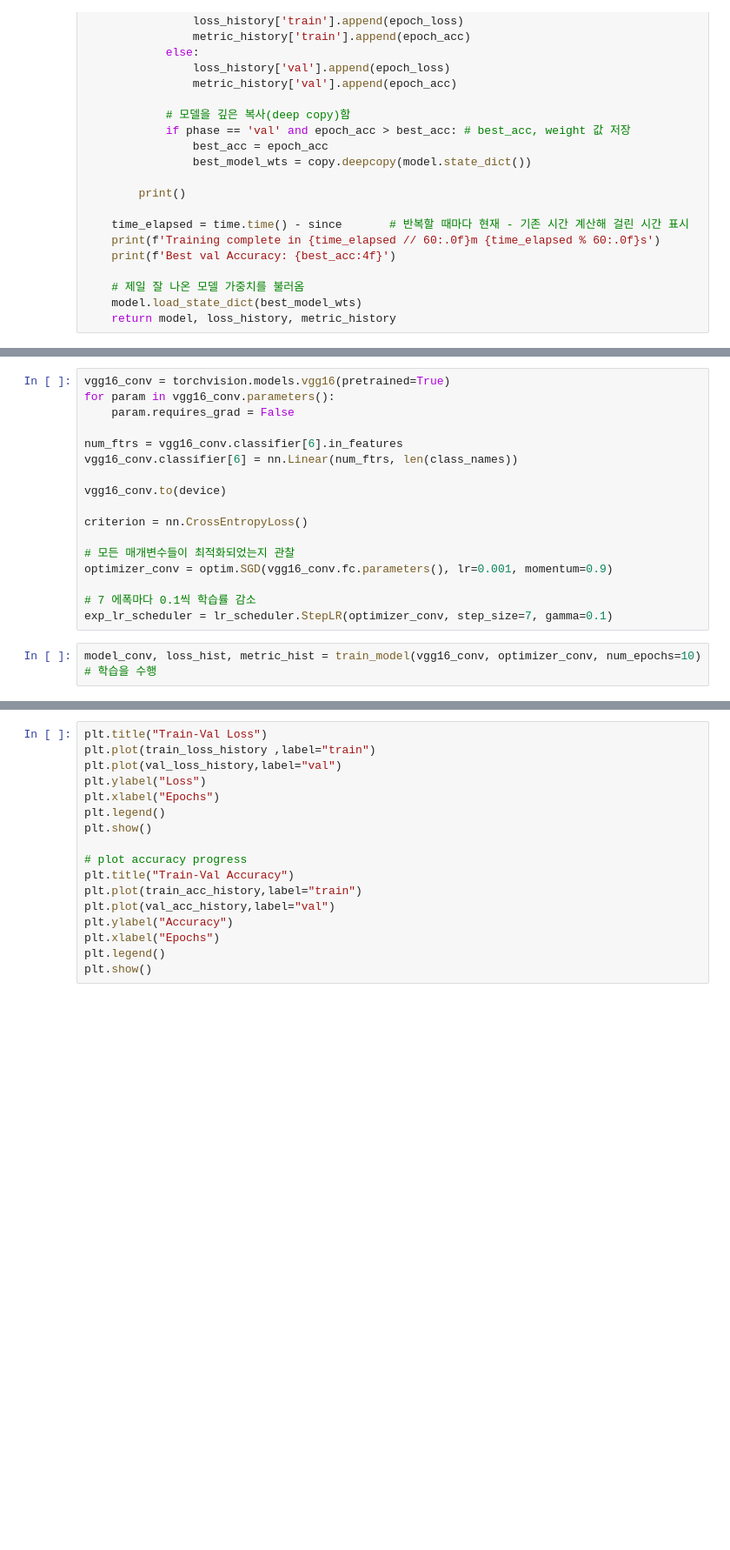
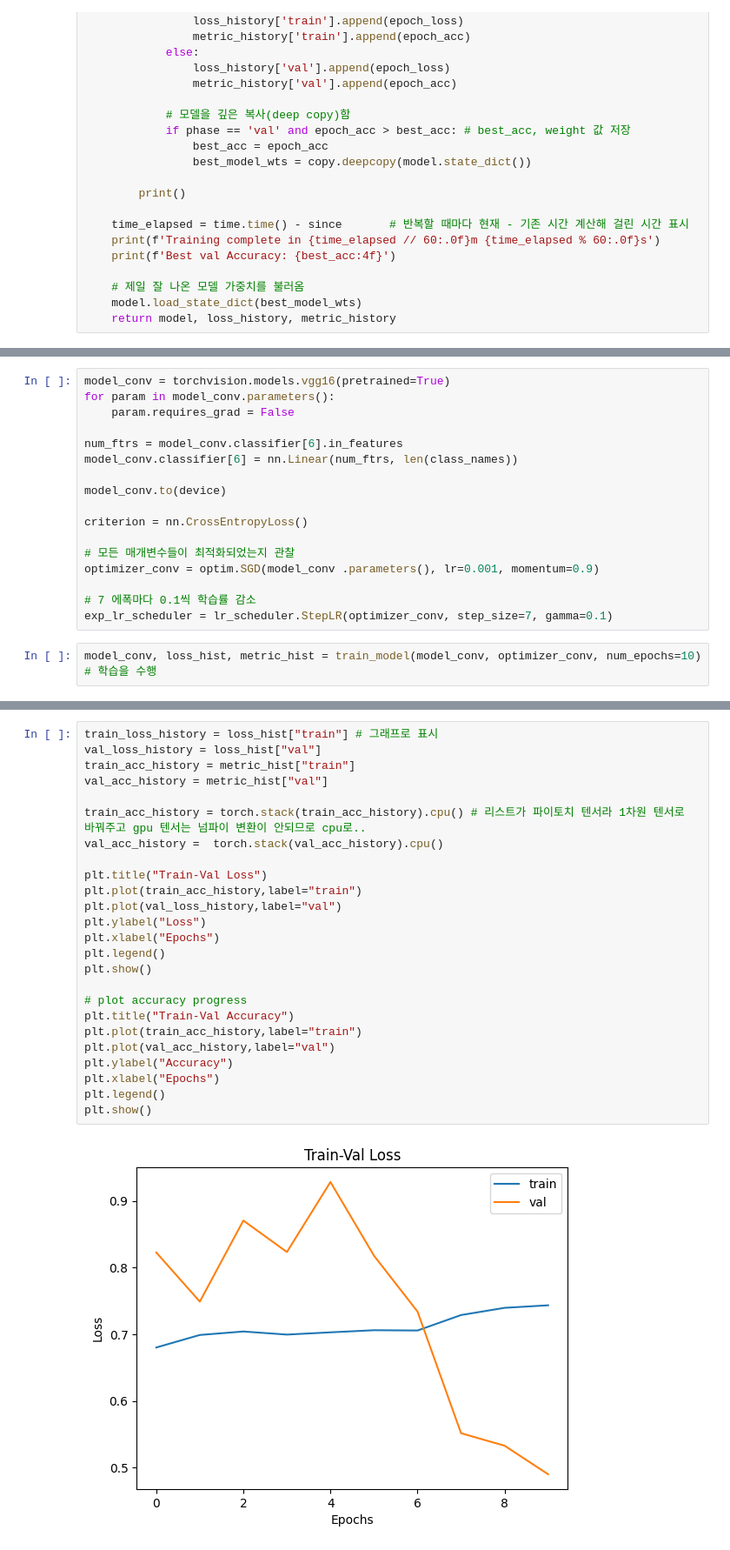
Before and after one commit to yu828282/multicampus, a Jupyter notebook: VGG16.ipynb, the cells around one changed output, grey strips where cells are left out. Shown: that part at 87% size. Saved outputs shown, nothing was run; the diff lists cells and outputs as text; blank space fills up the shorter version.

```diff
--- a/VGG16.ipynb
+++ b/VGG16.ipynb
@@ -303,19 +327,19 @@ plt.show()
 # %%
-vgg16_conv = torchvision.models.vgg16(pretrained=True)
-for param in vgg16_conv.parameters():
+model_conv = torchvision.models.vgg16(pretrained=True)
+for param in model_conv.parameters():
     param.requires_grad = False
 
-num_ftrs = vgg16_conv.classifier[6].in_features
-vgg16_conv.classifier[6] = nn.Linear(num_ftrs, len(class_names))
+num_ftrs = model_conv.classifier[6].in_features
+model_conv.classifier[6] = nn.Linear(num_ftrs, len(class_names))
 
-vgg16_conv.to(device)
+model_conv.to(device)
 
 criterion = nn.CrossEntropyLoss()
 
 # 모든 매개변수들이 최적화되었는지 관찰
-optimizer_conv = optim.SGD(vgg16_conv.fc.parameters(), lr=0.001, momentum=0.9)
+optimizer_conv = optim.SGD(model_conv .parameters(), lr=0.001, momentum=0.9)
 
 # 7 에폭마다 0.1씩 학습률 감소
 exp_lr_scheduler = lr_scheduler.StepLR(optimizer_conv, step_size=7, gamma=0.1)
 # %%
-model_conv, loss_hist, metric_hist = train_model(vgg16_conv, optimizer_conv, num_epochs=10) # 학습을 수행
+model_conv, loss_hist, metric_hist = train_model(model_conv, optimizer_conv, num_epochs=10) # 학습을 수행
@@ -327,17 +364,27 @@ val_acc_history = metric_hist["val"]
 # %%
+train_loss_history = loss_hist["train"] # 그래프로 표시
+val_loss_history = loss_hist["val"]
+train_acc_history = metric_hist["train"]
+val_acc_history = metric_hist["val"]
+
+train_acc_history = torch.stack(train_acc_history).cpu() # 리스트가 파이토치 텐서라 1차원 텐서로 바꿔주고 gpu 텐서는 넘파이 변환이 안되므로 cpu로..
+val_acc_history =  torch.stack(val_acc_history).cpu()
+
 plt.title("Train-Val Loss")
-plt.plot(train_loss_history ,label="train")
+plt.plot(train_acc_history,label="train")
 plt.plot(val_loss_history,label="val")
 plt.ylabel("Loss")
 plt.xlabel("Epochs")
 plt.legend()
 plt.show()
 
 # plot accuracy progress
 plt.title("Train-Val Accuracy")
 plt.plot(train_acc_history,label="train")
 plt.plot(val_acc_history,label="val")
 plt.ylabel("Accuracy")
 plt.xlabel("Epochs")
 plt.legend()
 plt.show()
+# %% [output]
+[figure, added]
```
Also changed, not shown: parts of 18 cells of this notebook.
